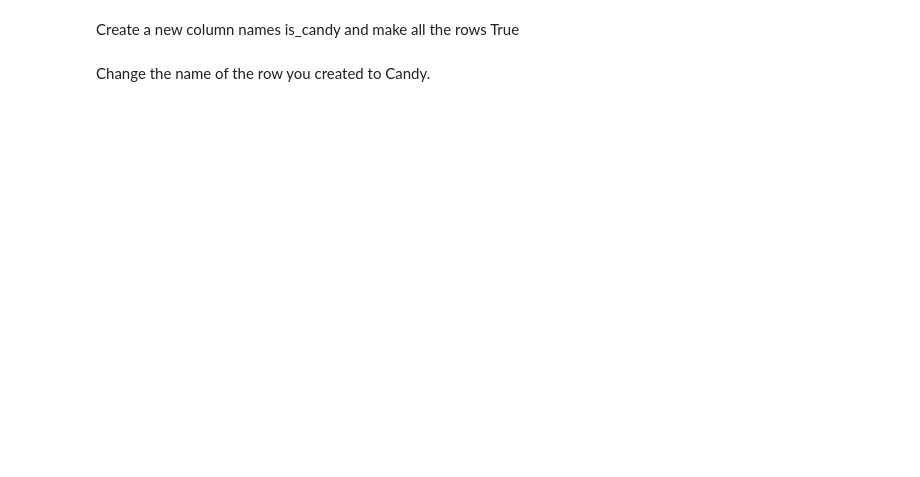
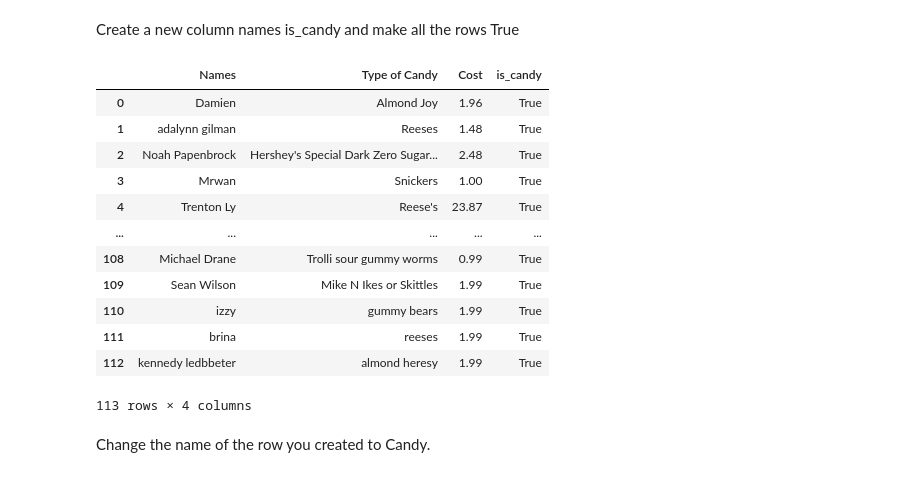
Before and after one commit to HaydnGable/Python-Programs, a Jupyter notebook: Pandas/Pandas_lecture_Activity.ipynb, the cells around one changed output. Saved outputs shown, nothing was run; the diff lists cells and outputs as text; code cells hidden in the pictures; blank space fills up the shorter version.

```diff
--- a/Pandas/Pandas_lecture_Activity.ipynb
+++ b/Pandas/Pandas_lecture_Activity.ipynb
@@ -34,4 +203,21 @@ Show only the rows that are for Damien.
 # %% [markdown]
 Create a new column names is_candy and make all the rows True
+# %%
+df['is_candy'] = True
+df
+# %% [output]
+|  | Names | Type of Candy | Cost | is_candy |
+| 0 | Damien | Almond Joy | 1.96 | True |
+| 1 | adalynn gilman | Reeses | 1.48 | True |
+| 2 | Noah Papenbrock | Hershey's Special Dark Zero Sugar... | 2.48 | True |
+| 3 | Mrwan | Snickers | 1.00 | True |
+| 4 | Trenton Ly | Reese's | 23.87 | True |
+| ... | ... | ... | ... | ... |
+| 108 | Michael Drane | Trolli sour gummy worms | 0.99 | True |
+| 109 | Sean Wilson | Mike N Ikes or Skittles | 1.99 | True |
+| 110 | izzy | gummy bears | 1.99 | True |
+| 111 | brina | reeses | 1.99 | True |
+| 112 | kennedy ledbbeter | almond heresy | 1.99 | True |
+113 rows × 4 columns
 # %% [markdown]
 Change the name of the row you created to Candy.
```
Also changed, not shown: parts of 22 cells of this notebook, 4 other files.
